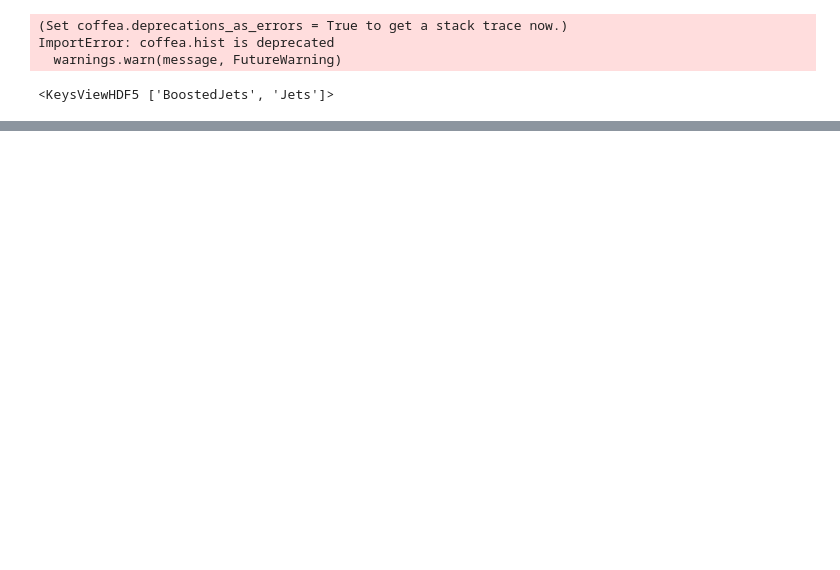
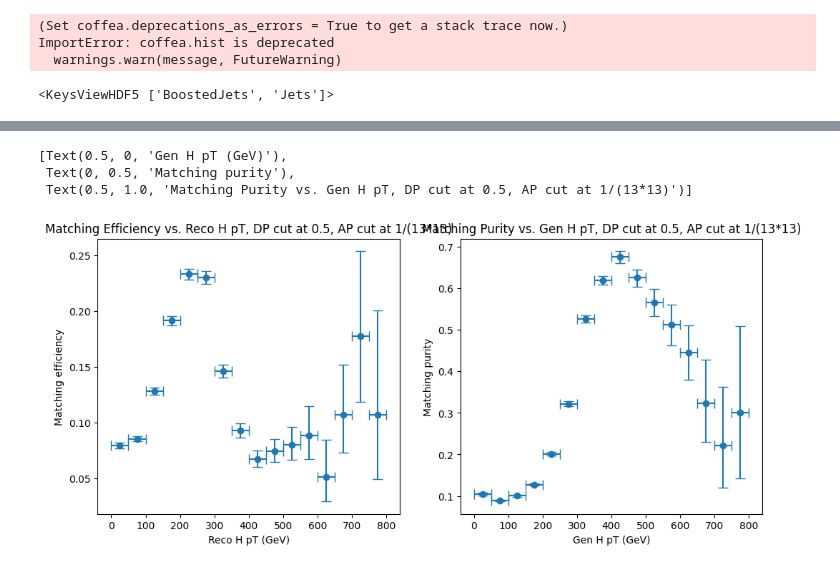
Before and after one commit to ucsd-hep-ex/hhh, a Jupyter notebook: notebooks/dev/plot_H_vs_pT_remove_overlap.ipynb, the cells around one changed output, grey strips where cells are left out. Cells and saved outputs as stored; diff of their text form; code cells hidden in the pictures; blank space fills up the shorter version.

```diff
--- a/notebooks/dev/plot_H_vs_pT_remove_overlap.ipynb
+++ b/notebooks/dev/plot_H_vs_pT_remove_overlap.ipynb
@@ -187,0 +228,2 @@ def parse_boosted_w_target(testfile, predfile, dp_cut=0.5):
+# %%
+overlapped = ak.sum(js[:, np.newaxis].deltaR(fj_reco)<0.4, axis=-2)>0
@@ -326,2 +456,19 @@ bins = np.arange(200, 1000, 100)
 bin_centers = [(bins[i]+bins[i+1])/2 for i in range(bins.size-1)]
 xerr=(bins[1]-bins[0])/2*np.ones(bins.shape[0]-1)
+# %%
+dp_cut = 0.5
+LUT_pred_spanet, LUT_target_spanet = parse_resolved_w_target(test_h5, s_h5, dp_cut=dp_cut, fjs_reco=fj_reco)
+eff_s, efferr_s = calc_eff(LUT_pred_spanet, bins)
+pur_s, purerr_s = calc_pur(LUT_target_spanet, bins)
+
+fig, ax = plt.subplots(1, 2, figsize=(12, 5))
+ax[0].errorbar(x=bin_centers, y=eff_s, xerr=xerr, yerr=efferr_s, fmt='o', capsize=5, label='Trust if a fatjet is assigned')
+ax[0].set(xlabel=r"Reco H pT (GeV)", ylabel=r"Matching efficiency", title=f"Matching Efficiency vs. Reco H pT, DP cut at {dp_cut}, AP cut at 1/(13*13)")
+
+ax[1].errorbar(x=bin_centers, y=pur_s, xerr=xerr, yerr=purerr_s, fmt='o', capsize=5, label='Trust if a fatjet is assigned')
+ax[1].set(xlabel=r"Gen H pT (GeV)", ylabel=r"Matching purity", title=f"Matching Purity vs. Gen H pT, DP cut at {dp_cut}, AP cut at 1/(13*13)")
+# %% [output]
+[Text(0.5, 0, 'Gen H pT (GeV)'),
+ Text(0, 0.5, 'Matching purity'),
+ Text(0.5, 1.0, 'Matching Purity vs. Gen H pT, DP cut at 0.5, AP cut at 1/(13*13)')]
+[figure, added]
```
Also changed, not shown: parts of 24 cells of this notebook.
